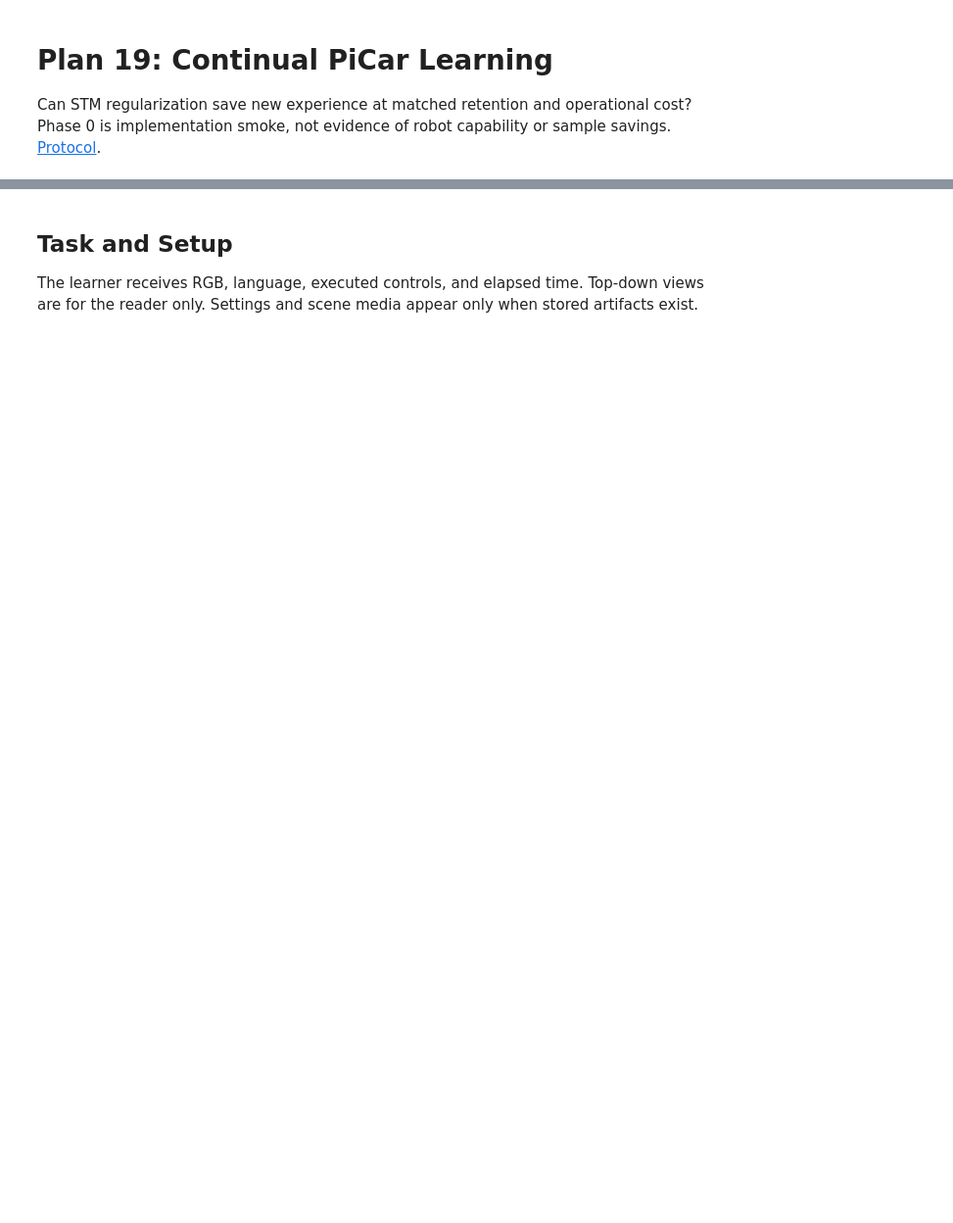
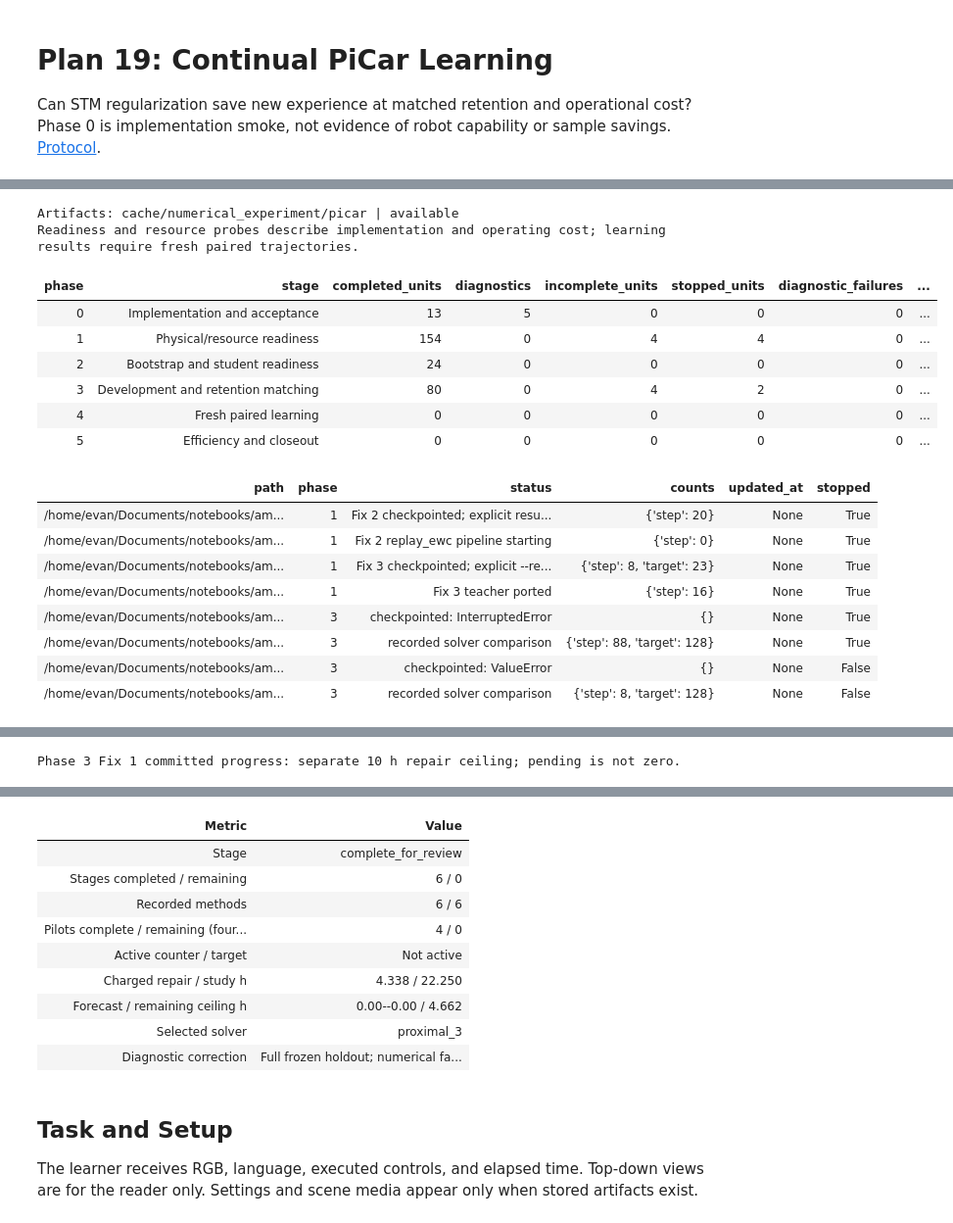
Before and after one commit to wdurno/notebooks, a Jupyter notebook: amari-chenstov-updates/numerical_experiment/picar/plan19_results.ipynb, the cells around one changed output, grey strips where cells are left out. Shown at 98% size. Cells and saved outputs as stored; diff of their text form; code cells hidden in the pictures; blank space fills up the shorter version.

Commit message:
STM/LTM efficiency argument improved

```diff
--- a/amari-chenstov-updates/numerical_experiment/picar/plan19_results.ipynb
+++ b/amari-chenstov-updates/numerical_experiment/picar/plan19_results.ipynb
@@ -44,0 +5,46 @@ Readiness and resource probes describe implementation and operating cost; learni
+# %%
+from pathlib import Path
+import os, sys
+for parent in (Path.cwd(), *Path.cwd().parents):
+    if (parent / 'numerical_experiment/picar').is_dir():
+        sys.path.insert(0, str(parent))
+        break
+import pandas as pd
+from IPython.display import display
+from numerical_experiment.picar import report
+ROOT = report.resolve_root('/home/evan/Documents/notebooks/amari-chenstov-updates/cache/numerical_experiment/picar')  # PICAR_CACHE_ROOT overrides the default
+snapshot = report.load_report(ROOT)
+print(f'Artifacts: {report.root_label(ROOT)} | {snapshot["status"]}')
+print(snapshot['note'])
+display(pd.DataFrame(report.progress_rows(snapshot)))
+if snapshot['live']:
+    display(pd.DataFrame(snapshot['live']))
+from numerical_experiment.picar.phase3_report import progress_rows as development_progress
+from numerical_experiment.picar_initialization.report import historical_phase3_snapshot
+development = development_progress(historical_phase3_snapshot(snapshot))
+if development:
+    display(pd.DataFrame(development))
+from numerical_experiment.picar_initialization.report import display_progress
+display_progress(snapshot)
+from numerical_experiment.picar_solver_repair import report as solver_report
+solver_snapshot = solver_report.load_report('/home/evan/Documents/notebooks/amari-chenstov-updates/cache/numerical_experiment/picar/phase3/solver-fix2-v3')
+solver_report.display_progress(solver_snapshot)
+# %% [output]
+Artifacts: cache/numerical_experiment/picar | available
+Readiness and resource probes describe implementation and operating cost; learning results require fresh paired trajectories.
+| phase | stage | completed_units | diagnostics | incomplete_units | stopped_units | diagnostic_failures | ... |
+| 0 | Implementation and acceptance | 13 | 5 | 0 | 0 | 0 | ... |
+| 1 | Physical/resource readiness | 154 | 0 | 4 | 4 | 0 | ... |
+| 2 | Bootstrap and student readiness | 24 | 0 | 0 | 0 | 0 | ... |
+| 3 | Development and retention matching | 80 | 0 | 4 | 2 | 0 | ... |
+| 4 | Fresh paired learning | 0 | 0 | 0 | 0 | 0 | ... |
+| 5 | Efficiency and closeout | 0 | 0 | 0 | 0 | 0 | ... |
+| path | phase | status | counts | updated_at | stopped |
+| /home/evan/Documents/notebooks/am... | 1 | Fix 2 checkpointed; explicit resu... | {'step': 20} | None | True |
+| /home/evan/Documents/notebooks/am... | 1 | Fix 2 replay_ewc pipeline starting | {'step': 0} | None | True |
+| /home/evan/Documents/notebooks/am... | 1 | Fix 3 checkpointed; explicit --re... | {'step': 8, 'target': 23} | None | True |
+| /home/evan/Documents/notebooks/am... | 1 | Fix 3 teacher ported | {'step': 16} | None | True |
+| /home/evan/Documents/notebooks/am... | 3 | checkpointed: InterruptedError | {} | None | True |
+| /home/evan/Documents/notebooks/am... | 3 | recorded solver comparison | {'step': 88, 'target': 128} | None | True |
+| /home/evan/Documents/notebooks/am... | 3 | checkpointed: ValueError | {} | None | False |
+| /home/evan/Documents/notebooks/am... | 3 | recorded solver comparison | {'step': 8, 'target': 128} | None | False |
@@ -44,0 +56 @@ Readiness and resource probes describe implementation and operating cost; learni
+Phase 3 Fix 1 committed progress: separate 10 h repair ceiling; pending is not zero.
@@ -45,3 +59,13 @@ Readiness and resource probes describe implementation and operating cost; learni
+| Metric | Value |
+| Stage | complete_for_review |
+| Stages completed / remaining | 6 / 0 |
+| Recorded methods | 6 / 6 |
+| Pilots complete / remaining (four... | 4 / 0 |
+| Active counter / target | Not active |
+| Charged repair / study h | 4.338 / 22.250 |
+| Forecast / remaining ceiling h | 0.00--0.00 / 4.662 |
+| Selected solver | proximal_3 |
+| Diagnostic correction | Full frozen holdout; numerical fa... |
 # %% [markdown]
 ## Task and Setup
 
```
Also changed, not shown: parts of 14 cells of this notebook, 38 other files.
